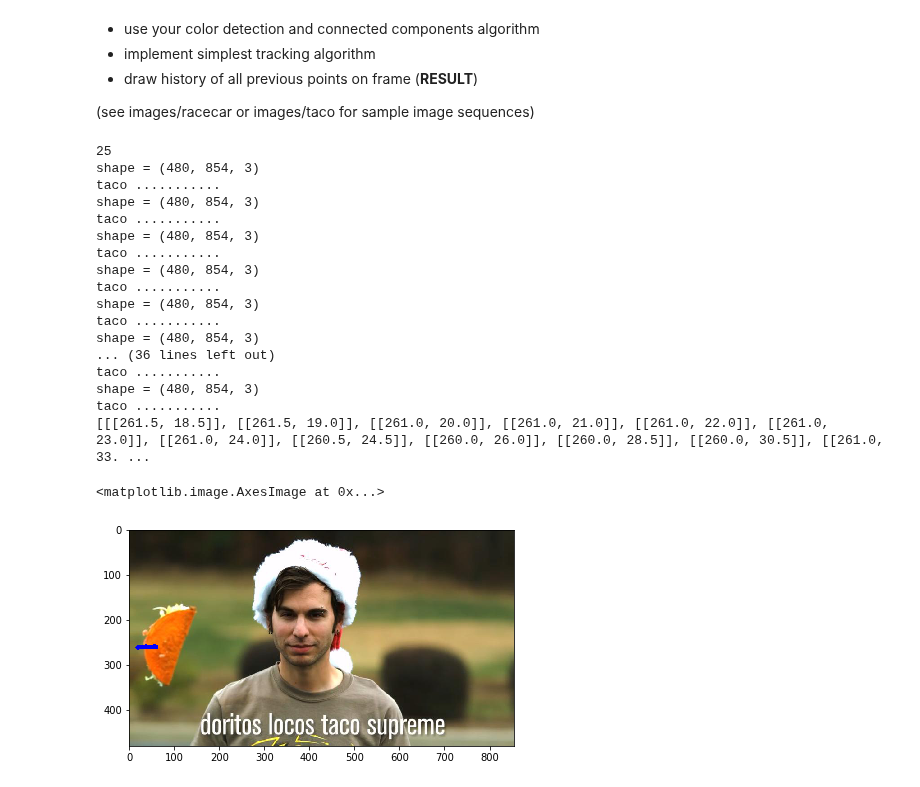
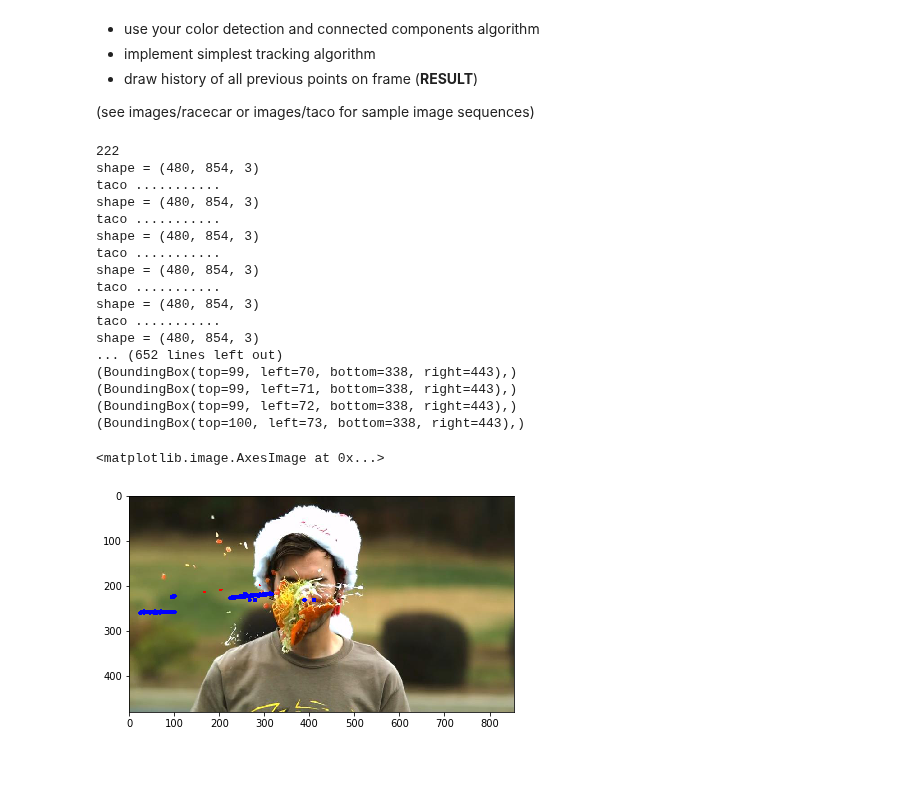
Before and after one commit to jneuendorf/cv1920_assignments, a Jupyter notebook: 01_colorspaces.ipynb, the cells around one changed output. Drawn from its saved outputs; the diff is of its cells as text; code cells hidden in the pictures.

```diff
--- a/01_colorspaces.ipynb
+++ b/01_colorspaces.ipynb
@@ -258,7 +243,6 @@ from collections import defaultdict
 import sys
 
 from skimage.draw import rectangle_perimeter
-from skimage.util import img_as_ubyte, img_as_uint, img_as_bool
 
 
 np.set_printoptions(
@@ -287,6 +271,10 @@ class BoundingBox:
     @property
     def center(self):
         return np.mean(( (self.top, self.bottom), (self.left, self.right) ), axis=1).tolist()
+
+    @property
+    def size(self):
+        return (self.bottom - self.top) * (self.bottom - self.top)
 
 
 def two_pass_alogrithm(image, bbox_threshold=(10, 10)):
@@ -383,7 +371,7 @@ from multiprocessing import Pool
 from skimage.draw import circle
 
 
-images = io.imread_collection('images/taco/*')[:25]
+images = io.imread_collection('images/taco/*')
 print(len(images))
 
 last_frame = images[-1]
@@ -396,53 +384,59 @@ color_spaces = (ColorSpace(
         Color(241, 90, 3),
         Color(250, 164, 97),
     ),
-    global_threshold=Threshold.uniform(20),
+    global_threshold=Threshold.uniform(40),
 ),)
 
 
-def get_bbox_centers(image):
+BBOX_SIZE_THRESHOL = (50, 50)
+
+
+def get_bboxes(image, threshold=BBOX_SIZE_THRESHOL):
     binarized = handle_image(image, color_spaces, draw_images=False)[0]
     denoised = binary_dilation(binary_erosion(binarized))
-    bboxes, _ = two_pass_alogrithm(denoised)
-    return [box.center for box in bboxes]
+    bboxes, _ = two_pass_alogrithm(denoised, bbox_threshold=threshold)
+    return bboxes
 
 pool = Pool()
-centers_per_image = pool.map(get_bbox_centers, images)
+bboxes_per_image = pool.map(get_bboxes, images)
 
 # centers_per_image = []
 # for image in images:
 #     binarized = handle_image(image, color_spaces, draw_images=False)[0]
 #     denoised = binary_dilation(binary_erosion(binarized))
 #     bboxes, _ = two_pass_alogrithm(denoised)
 #     centers_per_image.append([box.center for box in bboxes])
 # #     print(bboxes)
 
-circle_colors = np.array([[0, 0, 255], [255, 0, 0]])
-print(centers_per_image)
+circle_colors = [[0, 0, 255], [255, 0, 0], [255, 255, 0], [0, 0, 0], [0, 0, 0], [0, 0, 0]]
+print(bboxes_per_image)
 last_frame_with_history = np.copy(last_frame)
-for centers in centers_per_image:
-    for i, center in enumerate(centers):
-        rr, cc = circle(*center, radius=5, shape=last_frame.shape)
+for bboxes in bboxes_per_image:
+    # TODO: select center based on previous position!
+    print(bboxes)
+    bboxes = sorted(bboxes, key=lambda box: box.size, reverse=True)
+    for i, box in enumerate(bboxes):
+        rr, cc = circle(*box.center, radius=(5 / (i + 1)), shape=last_frame.shape)
         last_frame_with_history[rr, cc] = circle_colors[i]
 
 io.imshow(last_frame_with_history)
 # %% [output]
-25
+222
 shape = (480, 854, 3)
 taco ...........
 shape = (480, 854, 3)
 taco ...........
 shape = (480, 854, 3)
 taco ...........
 shape = (480, 854, 3)
 taco ...........
 shape = (480, 854, 3)
 taco ...........
 shape = (480, 854, 3)
-... (36 lines left out)
-taco ...........
-shape = (480, 854, 3)
-taco ...........
-[[[261.5, 18.5]], [[261.5, 19.0]], [[261.0, 20.0]], [[261.0, 21.0]], [[261.0, 22.0]], [[261.0, 23.0]], [[261.0, 24.0]], [[260.5, 24.5]], [[260.0, 26.0]], [[260.0, 28.5]], [[260.0, 30.5]], [[261.0, 33. ...
+... (652 lines left out)
+(BoundingBox(top=99, left=70, bottom=338, right=443),)
+(BoundingBox(top=99, left=71, bottom=338, right=443),)
+(BoundingBox(top=99, left=72, bottom=338, right=443),)
+(BoundingBox(top=100, left=73, bottom=338, right=443),)
 <matplotlib.image.AxesImage at 0x...>
-[figure, old version]
+[figure, new version]
```
Also changed, not shown: parts of 2 cells of this notebook.
